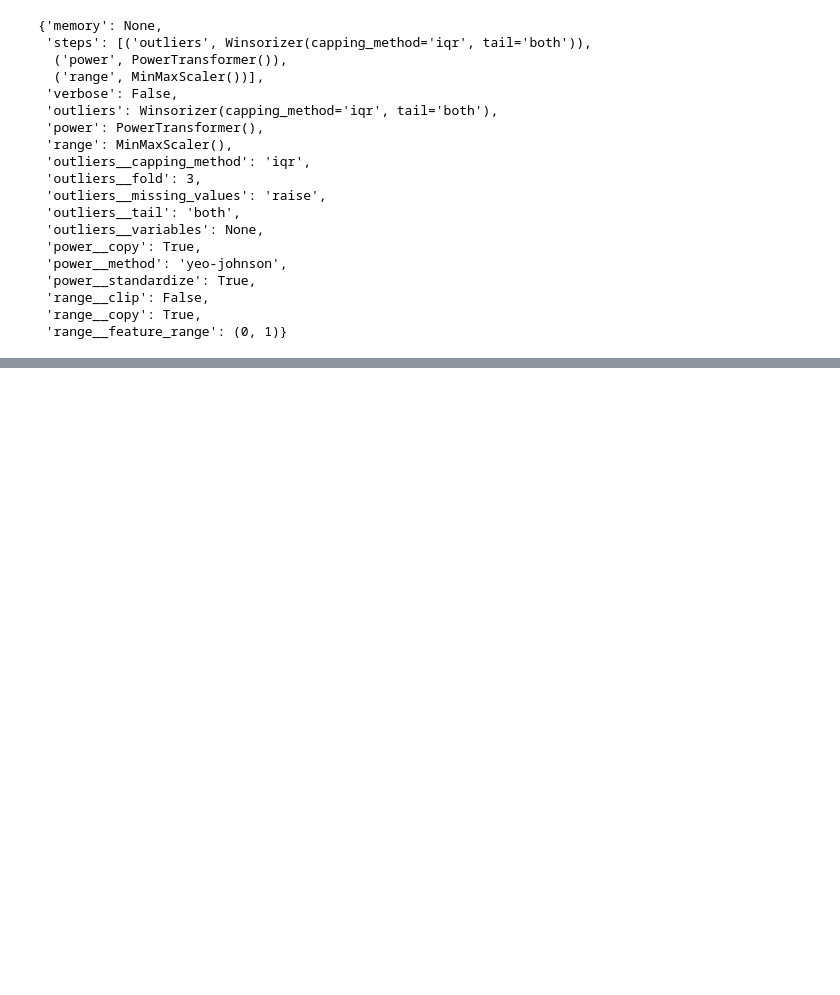
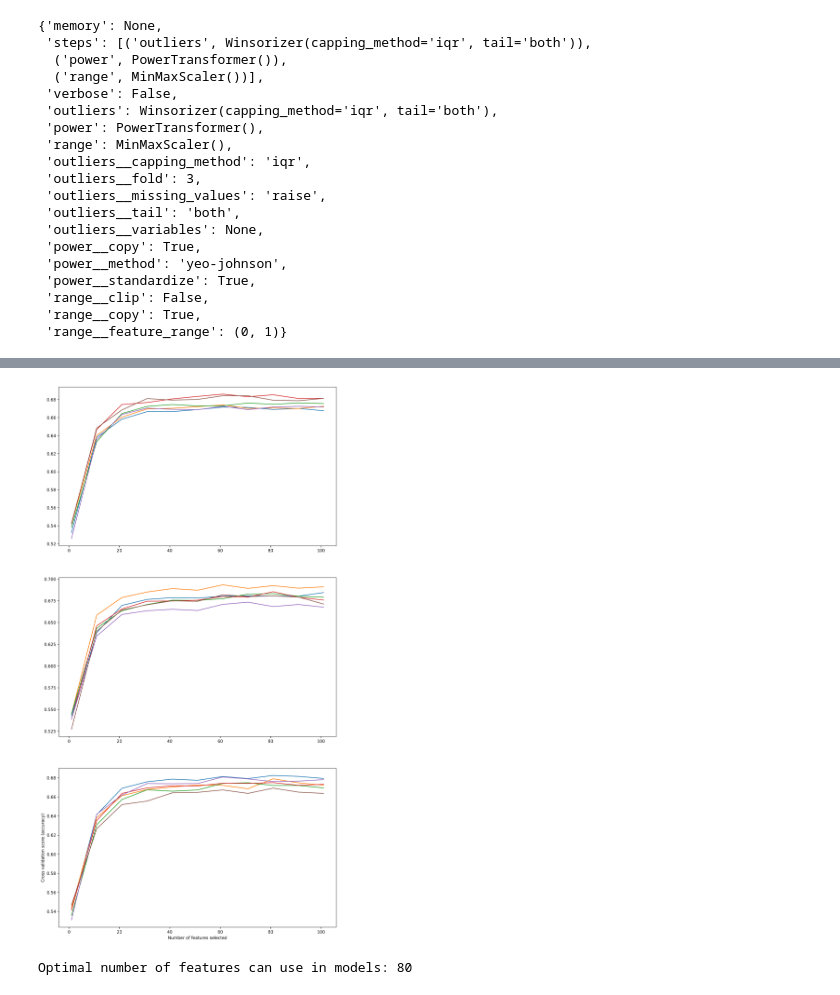
Before and after one commit to ashen007/Tabular-series-Nov-2021, a Jupyter notebook: models/baseline.ipynb, the cells around one changed output, grey strips where cells are left out. Saved outputs shown, nothing was run; the diff lists cells and outputs as text; code cells hidden in the pictures; blank space fills up the shorter version.

Commit message:
optimal number of features

```diff
--- a/models/baseline.ipynb
+++ b/models/baseline.ipynb
@@ -83,0 +84,27 @@ plt.show()
+# %%
+rfecv = RFECV(estimator=forest, step=0.1, cv=6, n_jobs=-1, scoring="accuracy")
+rfecv_fits = []
+
+for i in range(len(samples)):
+    temp_rfecv = rfecv.fit(samples[i], ys[i])
+    rfecv_fits.append(temp_rfecv.cv_results_)
+# %%
+fig, axes = plt.subplots(nrows=3, ncols=1, figsize=[12, 24], dpi=300)
+plt.xlabel("Number of features selected")
+plt.ylabel("Cross validation score (accuracy)")
+
+for i in range(3):
+    sns.lineplot(x=list(range(1, 110, 10)), y=rfecv_fits[i]['split0_test_score'], ax=axes[i])
+    sns.lineplot(x=list(range(1, 110, 10)), y=rfecv_fits[i]['split1_test_score'], ax=axes[i])
+    sns.lineplot(x=list(range(1, 110, 10)), y=rfecv_fits[i]['split2_test_score'], ax=axes[i])
+    sns.lineplot(x=list(range(1, 110, 10)), y=rfecv_fits[i]['split3_test_score'], ax=axes[i])
+    sns.lineplot(x=list(range(1, 110, 10)), y=rfecv_fits[i]['split4_test_score'], ax=axes[i])
+    sns.lineplot(x=list(range(1, 110, 10)), y=rfecv_fits[i]['split5_test_score'], ax=axes[i])
+
+plt.show()
+# %% [output]
+[figure, added]
+# %%
+print(f'Optimal number of features can use in models: {temp_rfecv.n_features_}')
+# %% [output]
+Optimal number of features can use in models: 80
```
Also changed, not shown: parts of 1 cell of this notebook.
